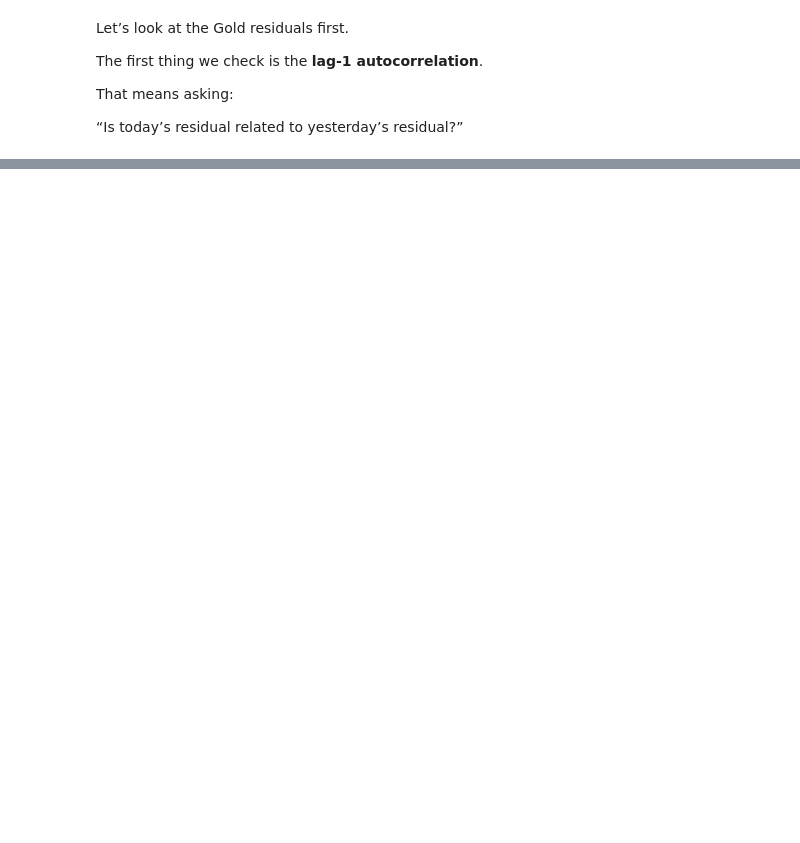
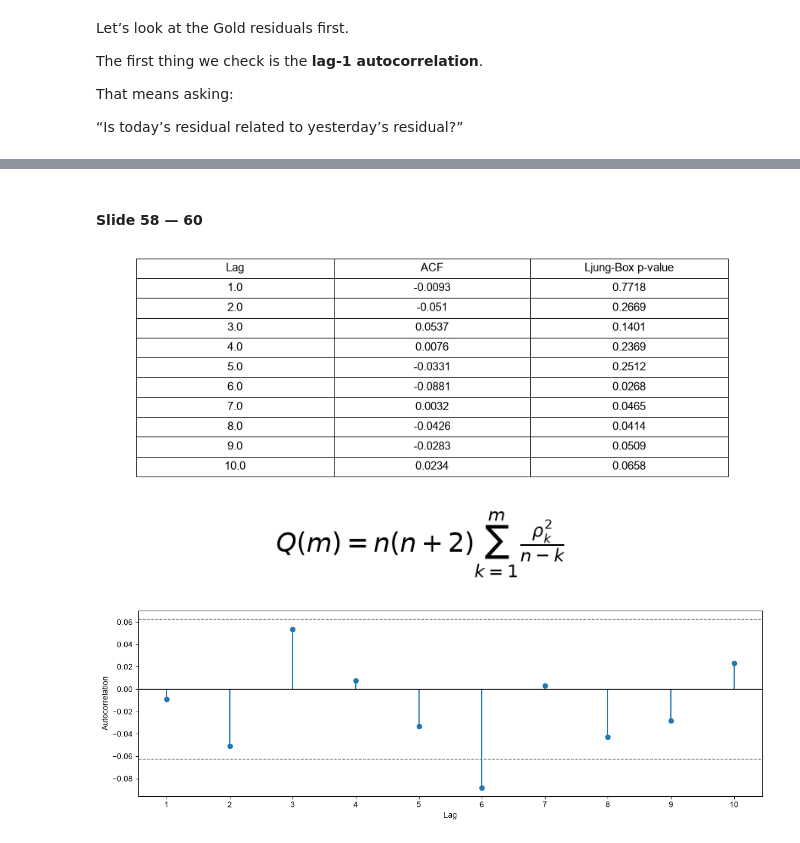
Before and after one commit to Bloodphilic/AlgoStalk, a Jupyter notebook: course/TimeSeries/VAR/code/VAR_Concepts_Investigation.ipynb, the cells around one changed output, grey strips where cells are left out. Drawn from its saved outputs; the diff is of its cells as text; code cells hidden in the pictures; blank space fills up the shorter version.

```diff
--- a/course/TimeSeries/VAR/code/VAR_Concepts_Investigation.ipynb
+++ b/course/TimeSeries/VAR/code/VAR_Concepts_Investigation.ipynb
@@ -1387,0 +1507,45 @@ That means asking:
+# %% [markdown]
+#### Slide 58 — 60
+# %%
+from statsmodels.stats.diagnostic import acorr_ljungbox
+from statsmodels.tsa.stattools import acf
+
+full_var_data = log_returns.set_index("Date")[["Gold", "DXY", "SP500"]].dropna()
+full_var_results = VAR(full_var_data).fit(1)
+full_gold_residuals = full_var_results.resid["Gold"].dropna()
+
+max_diagnostic_lag = 10
+acf_values = acf(full_gold_residuals, nlags=max_diagnostic_lag, fft=False)
+ljung_box = acorr_ljungbox(
+    full_gold_residuals,
+    lags=range(1, max_diagnostic_lag + 1),
+    return_df=True,
+)
+
+gold_diagnostic_table = pd.DataFrame({
+    "Lag": range(1, max_diagnostic_lag + 1),
+    "ACF": acf_values[1:],
+    "Ljung-Box p-value": ljung_box["lb_pvalue"].to_numpy(),
+})
+display_table(gold_diagnostic_table.round(4), fontsize=11, figsize=(9, 3.2))
+
+display_equation(
+    r"$Q(m) = n(n+2)\sum_{k=1}^{m} \frac{\rho_k^2}{n-k}$",
+    fontsize=22,
+    figsize=(10, 1.1),
+)
+
+fig, ax = plt.subplots(figsize=(12, 4))
+ax.stem(range(1, max_diagnostic_lag + 1), acf_values[1:], basefmt=" ")
+ax.axhline(0, color="black", linewidth=1)
+ax.axhline(1.96 / np.sqrt(len(full_gold_residuals)), color="gray", linestyle="--", linewidth=1)
+ax.axhline(-1.96 / np.sqrt(len(full_gold_residuals)), color="gray", linestyle="--", linewidth=1)
+ax.set_xticks(range(1, max_diagnostic_lag + 1))
+ax.set_xlabel("Lag")
+ax.set_ylabel("Autocorrelation")
+fig.tight_layout()
+plt.show()
+# %% [output]
+[figure, added]
+[figure, added]
+[figure, added]
```
Also changed, not shown: parts of 41 cells of this notebook, 1 other file.
